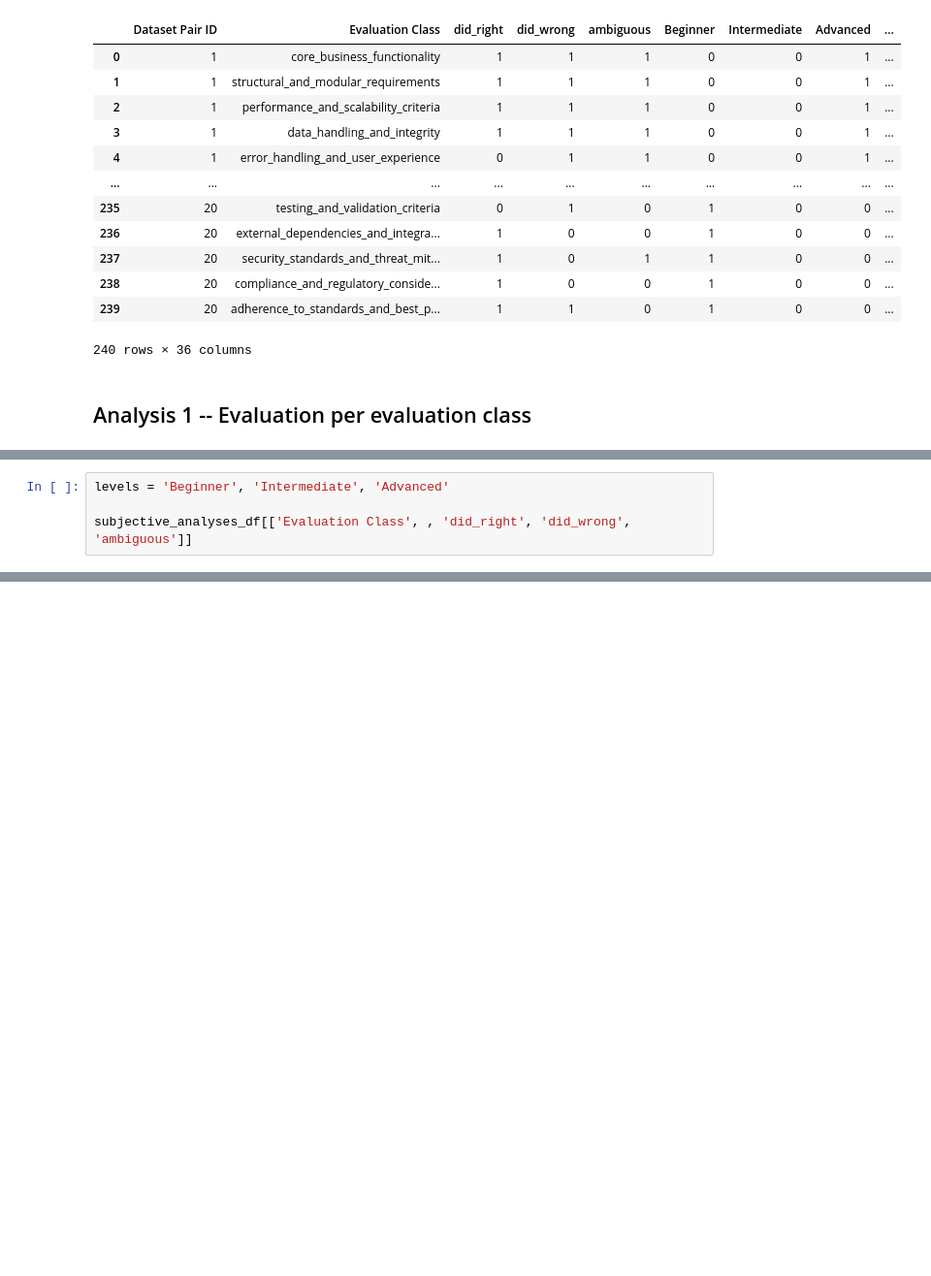
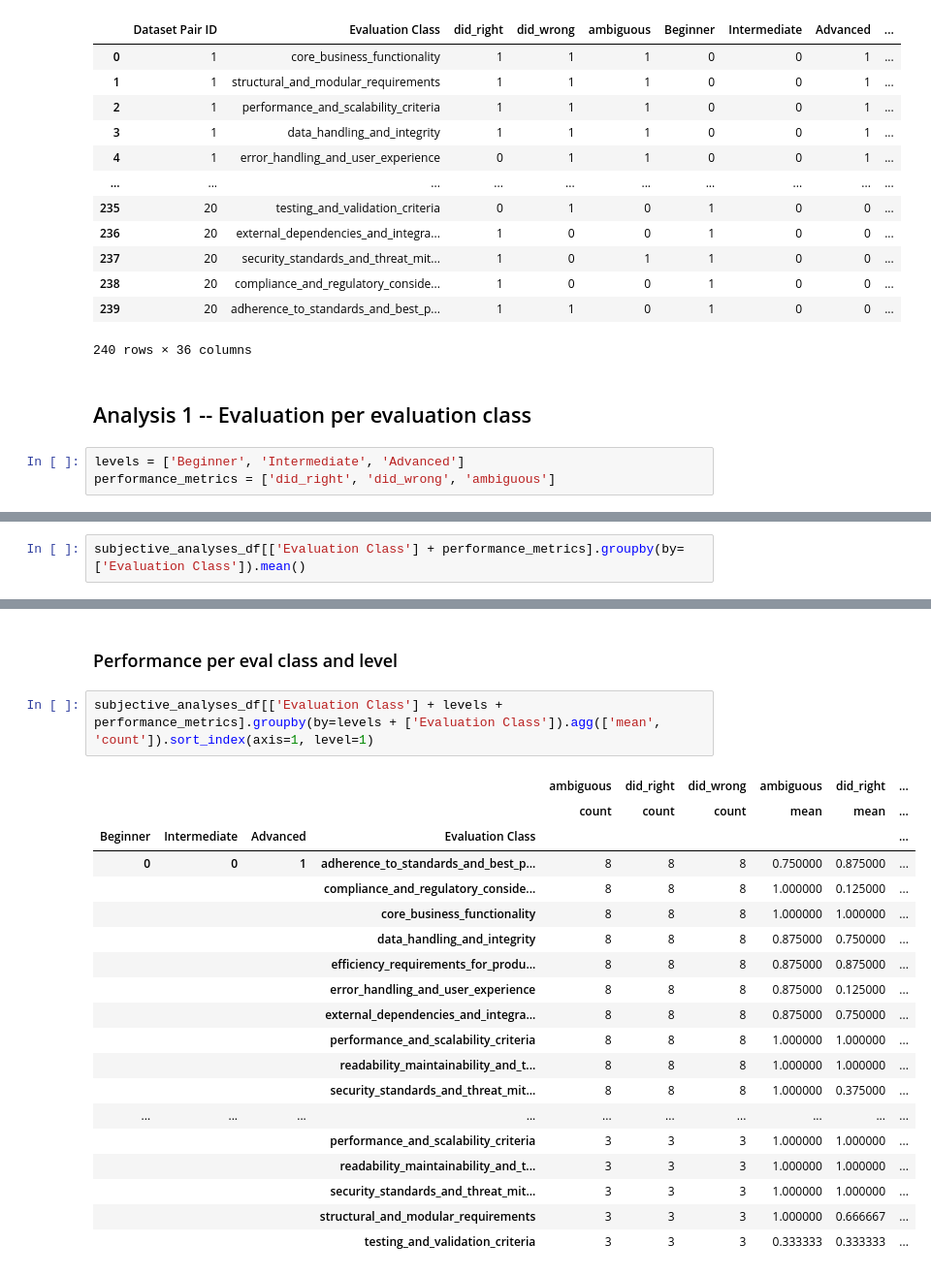
Before and after one commit to push-to-prod-ai/push-to-prod, a Jupyter notebook: syntropy-app/eda-notebook.ipynb, the cells around one changed output, grey strips where cells are left out. Shown at 97% size. Drawn from its saved outputs; the diff is of its cells as text; blank space fills up the shorter version.

Commit message:
update analyses

```diff
--- a/syntropy-app/eda-notebook.ipynb
+++ b/syntropy-app/eda-notebook.ipynb
@@ -2046,3 +2046,6 @@ subjective_analyses_df# .groupby(by=['Evaluation Class'] + complexities + levels
 240 rows × 36 columns
 # %% [markdown]
 ## Analysis 1 -- Evaluation per evaluation class
+# %%
+levels = ['Beginner', 'Intermediate', 'Advanced']
+performance_metrics = ['did_right', 'did_wrong', 'ambiguous']
@@ -2049,4 +2054,2 @@ subjective_analyses_df# .groupby(by=['Evaluation Class'] + complexities + levels
 # %%
-levels = 'Beginner', 'Intermediate', 'Advanced'
-
-subjective_analyses_df[['Evaluation Class', , 'did_right', 'did_wrong', 'ambiguous']]
+subjective_analyses_df[['Evaluation Class'] + performance_metrics].groupby(by=['Evaluation Class']).mean()
@@ -2052,0 +2071,24 @@ subjective_analyses_df[['Evaluation Class', , 'did_right', 'did_wrong', 'ambiguo
+# %% [markdown]
+### Performance per eval class and level
+# %%
+subjective_analyses_df[['Evaluation Class'] + levels + performance_metrics].groupby(by=levels + ['Evaluation Class']).agg(['mean', 'count']).sort_index(axis=1, level=1)
+# %% [output]
+|  |  |  |  | ambiguous | did_right | did_wrong | ambiguous | did_right | ... |
+|  |  |  |  | count | count | count | mean | mean | ... |
+| Beginner | Intermediate | Advanced | Evaluation Class |  |  |  |  |  | ... |
+| 0 | 0 | 1 | adherence_to_standards_and_best_p... | 8 | 8 | 8 | 0.750000 | 0.875000 | ... |
+|  |  |  | compliance_and_regulatory_conside... | 8 | 8 | 8 | 1.000000 | 0.125000 | ... |
+|  |  |  | core_business_functionality | 8 | 8 | 8 | 1.000000 | 1.000000 | ... |
+|  |  |  | data_handling_and_integrity | 8 | 8 | 8 | 0.875000 | 0.750000 | ... |
+|  |  |  | efficiency_requirements_for_produ... | 8 | 8 | 8 | 0.875000 | 0.875000 | ... |
+|  |  |  | error_handling_and_user_experience | 8 | 8 | 8 | 0.875000 | 0.125000 | ... |
+|  |  |  | external_dependencies_and_integra... | 8 | 8 | 8 | 0.875000 | 0.750000 | ... |
+|  |  |  | performance_and_scalability_criteria | 8 | 8 | 8 | 1.000000 | 1.000000 | ... |
+|  |  |  | readability_maintainability_and_t... | 8 | 8 | 8 | 1.000000 | 1.000000 | ... |
+|  |  |  | security_standards_and_threat_mit... | 8 | 8 | 8 | 1.000000 | 0.375000 | ... |
+| ... | ... | ... | ... | ... | ... | ... | ... | ... | ... |
+|  |  |  | performance_and_scalability_criteria | 3 | 3 | 3 | 1.000000 | 1.000000 | ... |
+|  |  |  | readability_maintainability_and_t... | 3 | 3 | 3 | 1.000000 | 1.000000 | ... |
+|  |  |  | security_standards_and_threat_mit... | 3 | 3 | 3 | 1.000000 | 1.000000 | ... |
+|  |  |  | structural_and_modular_requirements | 3 | 3 | 3 | 1.000000 | 0.666667 | ... |
+|  |  |  | testing_and_validation_criteria | 3 | 3 | 3 | 0.333333 | 0.333333 | ... |
```
Also changed, not shown: parts of 6 cells of this notebook.
